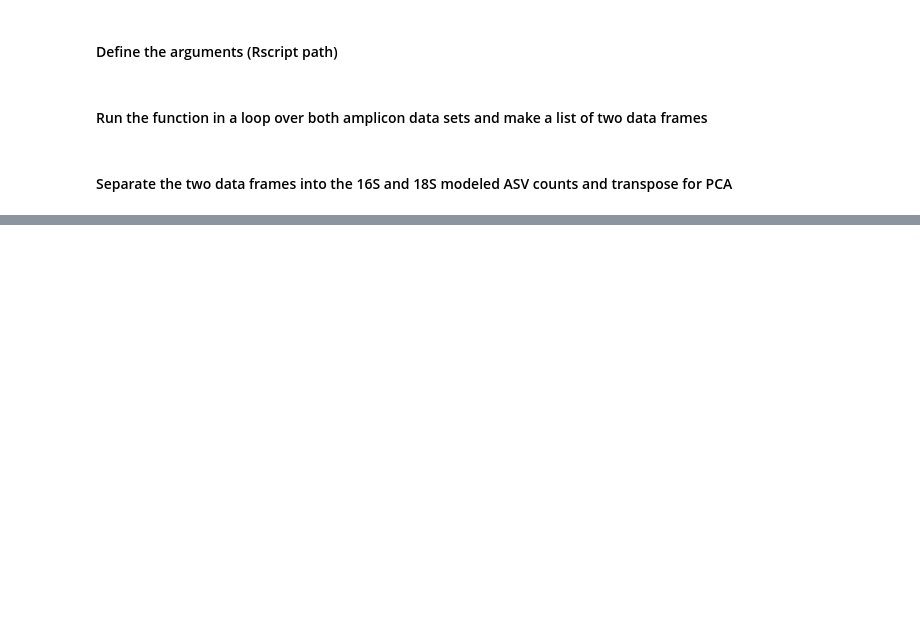
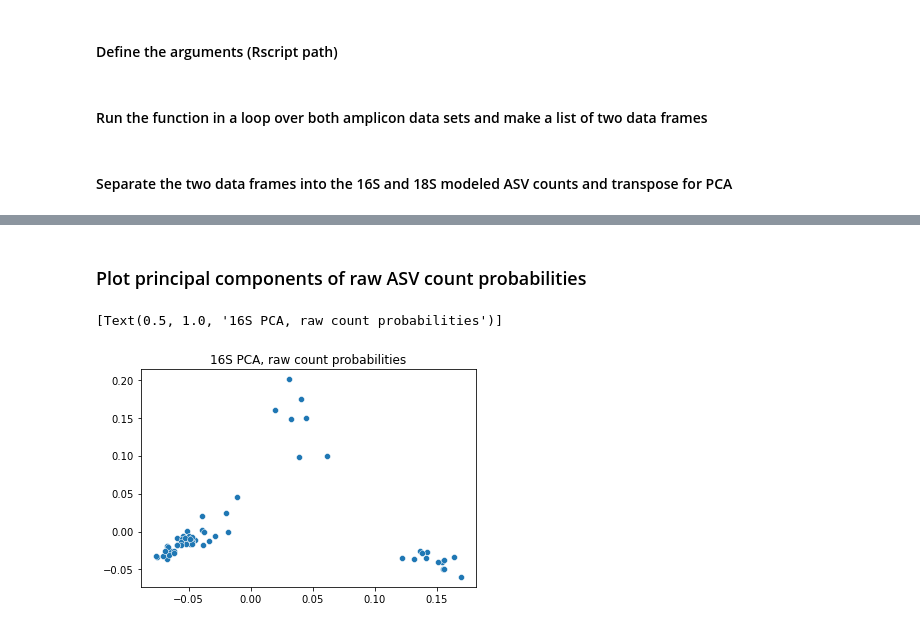
Before and after one commit to nvpatin/MAMBO, a Jupyter notebook: Amplicon_multitrophic_Bayesian.ipynb, the cells around one changed output, grey strips where cells are left out. Drawn from its saved outputs; the diff is of its cells as text; code cells hidden in the pictures; blank space fills up the shorter version.

```diff
--- a/Amplicon_multitrophic_Bayesian.ipynb
+++ b/Amplicon_multitrophic_Bayesian.ipynb
@@ -192,0 +271,12 @@ bayes_summary_16S_18S
+# %% [markdown]
+### Plot principal components of raw ASV count probabilities
+# %%
+pca = PCA(n_components=3)
+pcs = pca.fit_transform(df_16S)
+
+pc1_values = pcs[:,0]
+pc2_values = pcs[:,1]
+sns.scatterplot(x=pc1_values, y=pc2_values).set(title="16S PCA, raw count probabilities")
+# %% [output]
+[Text(0.5, 1.0, '16S PCA, raw count probabilities')]
+[figure, added]
```
Also changed, not shown: parts of 54 cells of this notebook, 7 other files.
